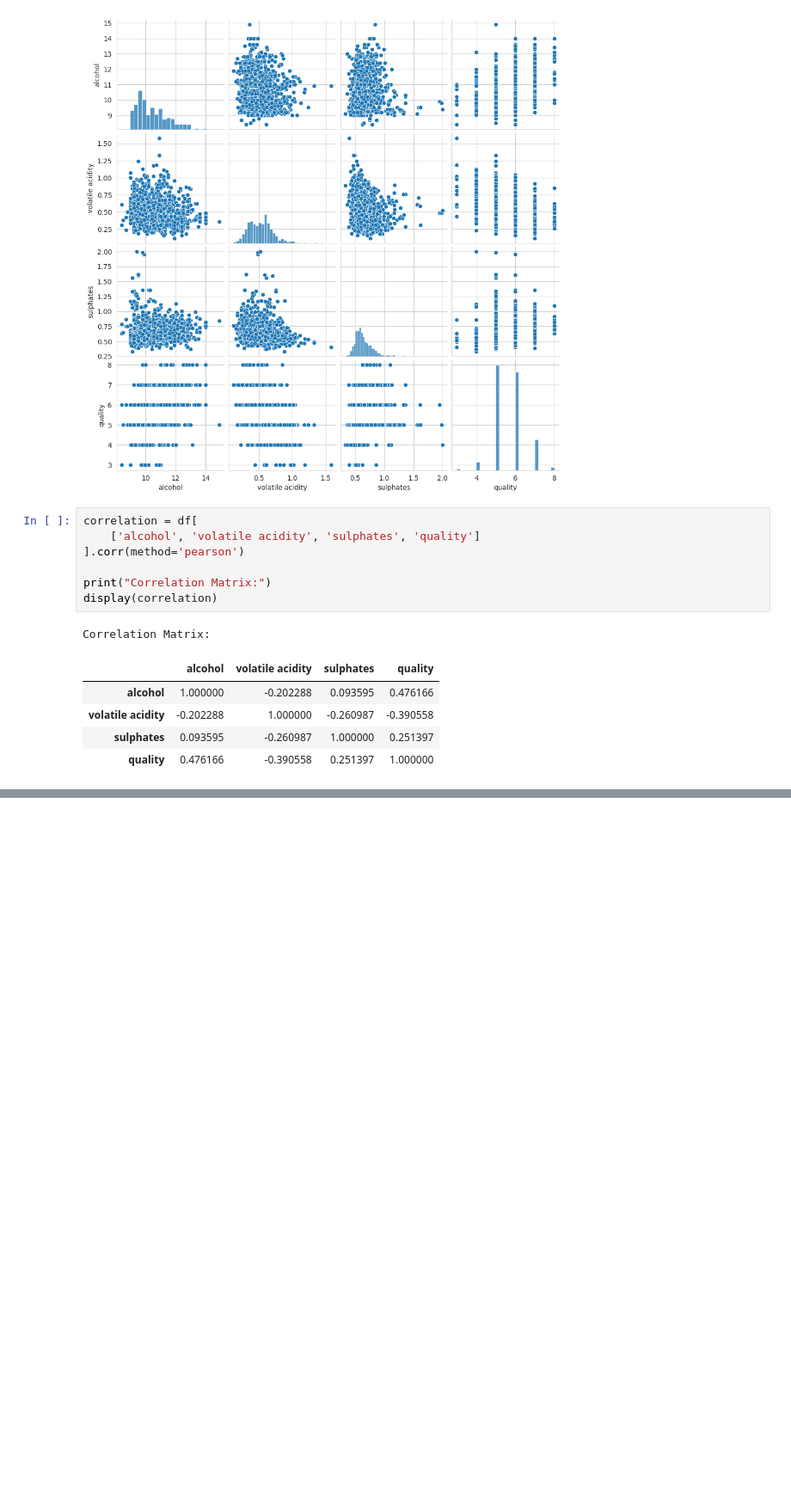
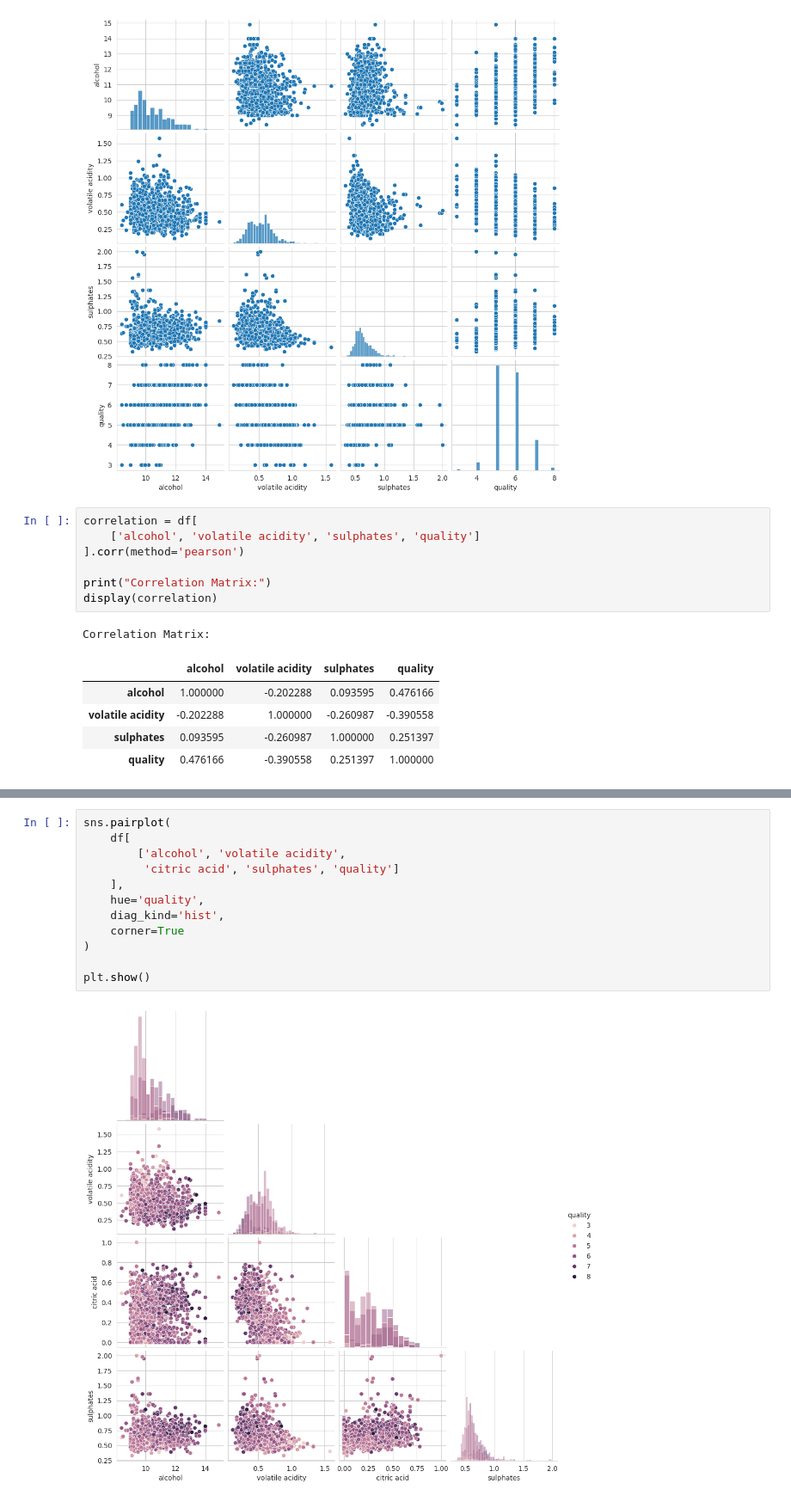
Before and after one commit to brajalingamnec-max/Heart-Disease-Data-Preprocessing, a Jupyter notebook: Week2_EDA_and_Visualization.ipynb, the cells around one changed output, grey strips where cells are left out. Shown at 86% size. Saved outputs shown, nothing was run; the diff lists cells and outputs as text; blank space fills up the shorter version.

```diff
--- a/Week2_EDA_and_Visualization.ipynb
+++ b/Week2_EDA_and_Visualization.ipynb
@@ -383,0 +532,14 @@ Correlation Matrix:
+# %%
+sns.pairplot(
+    df[
+        ['alcohol', 'volatile acidity',
+         'citric acid', 'sulphates', 'quality']
+    ],
+    hue='quality',
+    diag_kind='hist',
+    corner=True
+)
+
+plt.show()
+# %% [output]
+[figure, added]
```
Also changed, not shown: parts of 44 cells of this notebook.
